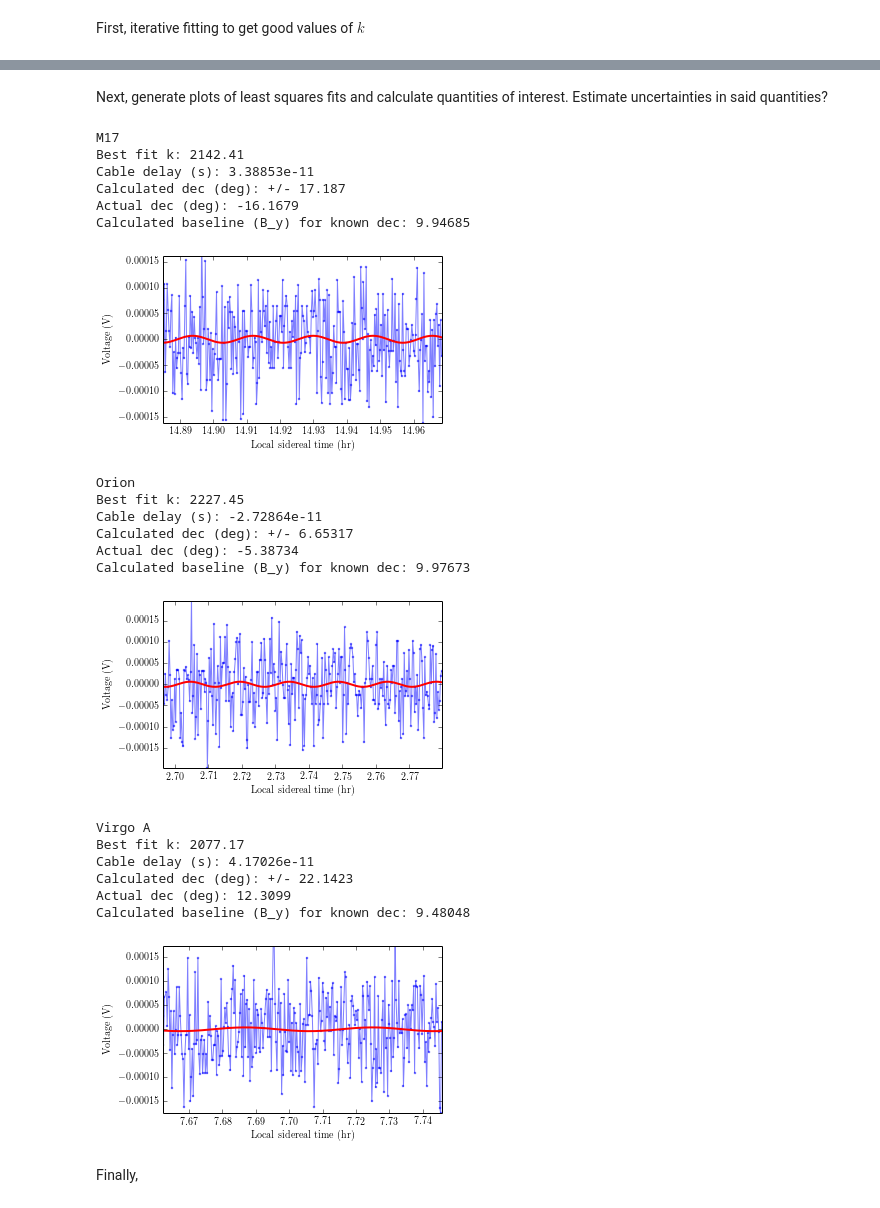
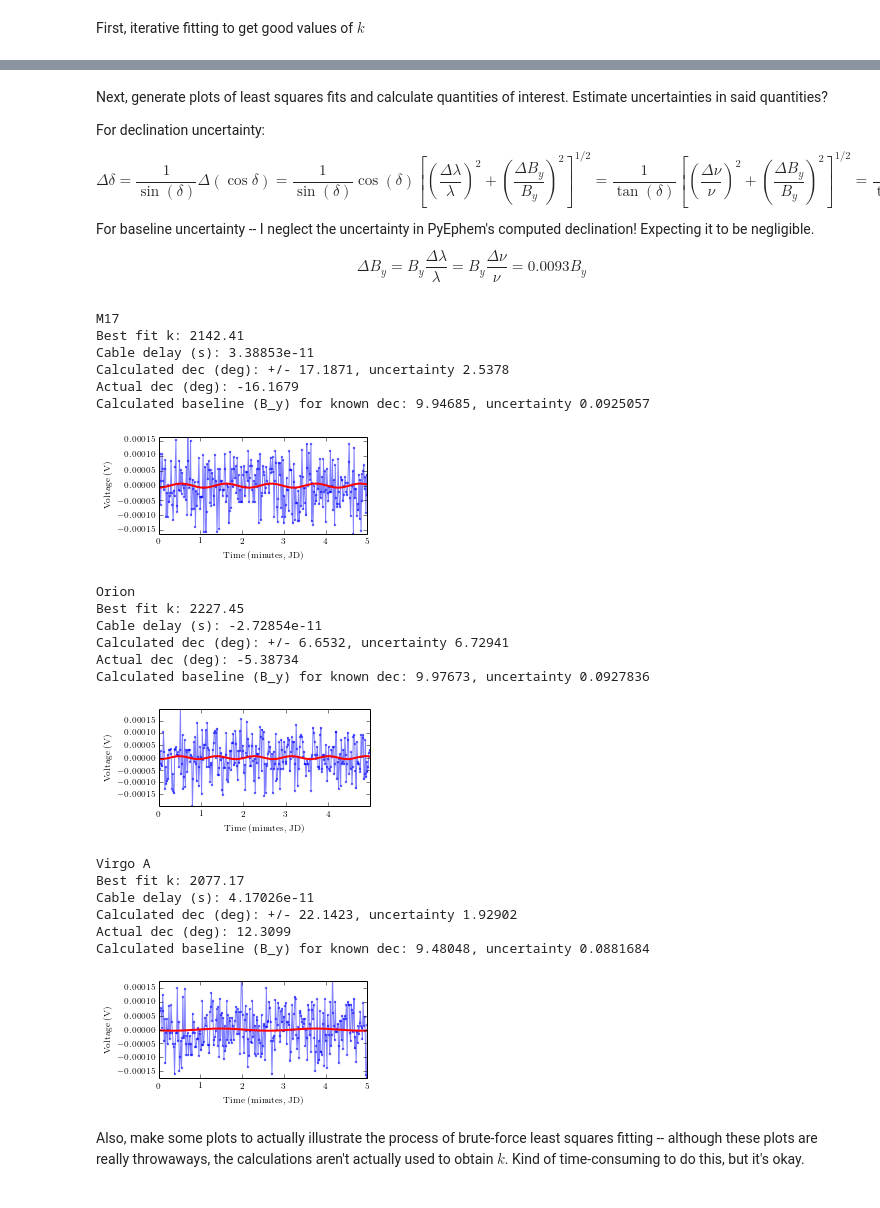
Before and after one commit to aarontran/ay121, a Jupyter notebook: lab3/code_analysis/least_squares_dec.ipynb, the cells around one changed output, grey strips where cells are left out. Saved outputs shown, nothing was run; the diff lists cells and outputs as text; code cells hidden in the pictures.

```diff
--- a/lab3/code_analysis/least_squares_dec.ipynb
+++ b/lab3/code_analysis/least_squares_dec.ipynb
@@ -22,10 +22,10 @@ import catalog  # Copied in for convenience
 
 import glob
 from matplotlib import rcParams
-rcParams['axes.labelsize'] = 10
-rcParams['xtick.labelsize'] = 10
-rcParams['ytick.labelsize'] = 10
-rcParams['legend.fontsize'] = 10
+rcParams['axes.labelsize'] = 9
+rcParams['xtick.labelsize'] = 9
+rcParams['ytick.labelsize'] = 9
+rcParams['legend.fontsize'] = 9
 rcParams['font.family'] = 'serif'
 rcParams['font.serif'] = ['Computer Modern Roman']
 rcParams['text.usetex'] = True
@@ -80,8 +80,9 @@ Next goal -- allow functions passed in as arguments (like Mathematica) for arbit
 # %%
 import least_squares as lsq
 
-def sin_cos_iter_lsq(x, v, init_k, init_range, ref=0.5, convf=1e-7, searchpts=500):
+def sin_cos_iter_lsq(x, v, init_k, init_range, ref=0.5, convf=1e-7, searchpts=1000):
     """Iterate brute force least squares until convergence
+
     Input:
         x, v (np.array): data to fit to sin/cos model
         init_k (float): initial value of k
@@ -198,61 +199,77 @@ Current k: 2077.17, previous k: 2077.17, search range [2077.11, 2077.23], conver
-# %% [markdown]
-Next, generate plots of least squares fits and calculate quantities of interest.  Estimate uncertainties in said quantities?
+# %% [markdown]
+Next, generate plots of least squares fits and calculate quantities of interest.  Estimate uncertainties in said quantities?
+
+For declination uncertainty:
+$$
+    \Delta \delta = \frac{1}{\sin(\delta)} \Delta(\cos\delta)
+    = \frac{1}{\sin(\delta)} \cos(\delta) \left[ \left(\frac{\Delta\lambda}{\lambda}\right)^2
+                                  + \left(\frac{\Delta B_y}{B_y}\right)^2 \right]^{1/2}
+    = \frac{1}{\tan(\delta)} \left[ \left(\frac{\Delta\nu}{\nu}\right)^2
+                                  + \left(\frac{\Delta B_y}{B_y}\right)^2 \right]^{1/2}
+    = \frac{1}{\tan(\delta)} \sqrt{ (0.1/10.7)^2 + (0.1/10)^2 }
+    = \frac{0.0137}{\tan(\delta)}
+$$
+For baseline uncertainty -- I neglect the uncertainty in PyEphem's computed declination!  Expecting it to be negligible.
+$$
+    \Delta B_y = B_y \frac{\Delta\lambda}{\lambda} = B_y \frac{\Delta\nu}{\nu} = 0.0093 B_y
+$$
 # %%
 for src in targets:
     data = np.load(fnames[src.name])
-    lst = data['lst']
+    t = 24*60*(data['jd'] - data['jd'][0])  # Minutes, JD
     v = data['volts']
 
     k = ks[src]
     a, b = coeffs[src]
     v_fit = vfits[src]
 
     cable_delay = np.arctan2(-b, a) / (2*np.pi*interf_freq)
     dec_fit = np.arccos(k / kmax)
     baseline_fit = k*wavelength / (2*np.pi*np.cos(src.dec))
 
     # Print useful parameters
     print src.name
     print 'Best fit k: %g' % k
     print 'Cable delay (s): %g' % cable_delay
-    print 'Calculated dec (deg): +/- %g' % rad2deg(dec_fit)
+    print 'Calculated dec (deg): +/- %g, uncertainty %g' % (rad2deg(dec_fit), rad2deg(0.0137/np.tan(dec_fit)))
     print 'Actual dec (deg): %g' % rad2deg(src.dec)
-    print 'Calculated baseline (B_y) for known dec: %g' % baseline_fit
+    print 'Calculated baseline (B_y) for known dec: %g, uncertainty %g' % (baseline_fit, 0.0093*baseline_fit)
 
     # Plot signal vs. fit
-    plt.figure(figsize=(5,3))
-    plt.plot(lst[:300], v[:300], '.-b', alpha=0.5, rasterized=True, markersize=4)
-    plt.plot(lst[:300], v_fit[:300], '-r', linewidth=2)
-    fplot('Local sidereal time (hr)', 'Voltage (V)')
+    plt.figure(figsize=(4,2))
+    plt.plot(t[:300], v[:300], '.-b', alpha=0.5, rasterized=True, markersize=4)
+    plt.plot(t[:300], v_fit[:300], '-r', linewidth=2)
+    fplot('Time (minutes, JD)', 'Voltage (V)')
     ylimmax = max(np.abs(plt.axis()[2:3]))
     plt.ylim([-ylimmax, ylimmax])
+    # plt.ticklabel_format(useOffset=False, axis='x')
+    plt.tight_layout()
     plt.savefig('../plots_fitting/' + src.name + '_dec_fits_signal.pdf', dpi=400)
-    plt.ticklabel_format(useOffset=False, axis='x')
     plt.show()
 # %% [output]
 M17
 Best fit k: 2142.41
 Cable delay (s): 3.38853e-11
-Calculated dec (deg): +/- 17.187
+Calculated dec (deg): +/- 17.1871, uncertainty 2.5378
 Actual dec (deg): -16.1679
-Calculated baseline (B_y) for known dec: 9.94685
+Calculated baseline (B_y) for known dec: 9.94685, uncertainty 0.0925057
-[figure, old version]
+[figure, new version]
 Orion
 Best fit k: 2227.45
-Cable delay (s): -2.72864e-11
-Calculated dec (deg): +/- 6.65317
+Cable delay (s): -2.72854e-11
+Calculated dec (deg): +/- 6.6532, uncertainty 6.72941
 Actual dec (deg): -5.38734
-Calculated baseline (B_y) for known dec: 9.97673
+Calculated baseline (B_y) for known dec: 9.97673, uncertainty 0.0927836
-[figure, old version]
+[figure, new version]
 Virgo A
 Best fit k: 2077.17
 Cable delay (s): 4.17026e-11
-Calculated dec (deg): +/- 22.1423
+Calculated dec (deg): +/- 22.1423, uncertainty 1.92902
 Actual dec (deg): 12.3099
-Calculated baseline (B_y) for known dec: 9.48048
+Calculated baseline (B_y) for known dec: 9.48048, uncertainty 0.0881684
-[figure, old version]
+[figure, new version]
-# %% [markdown]
-Finally,
+# %% [markdown]
+Also, make some plots to actually illustrate the process of brute-force least squares fitting -- although these plots are really throwaways, the calculations aren't actually used to obtain $k$.  Kind of time-consuming to do this, but it's okay.
 # %%
 for src in targets:
     src.compute(obs)
```
Also changed, not shown: parts of 2 cells of this notebook, 48 other files.
